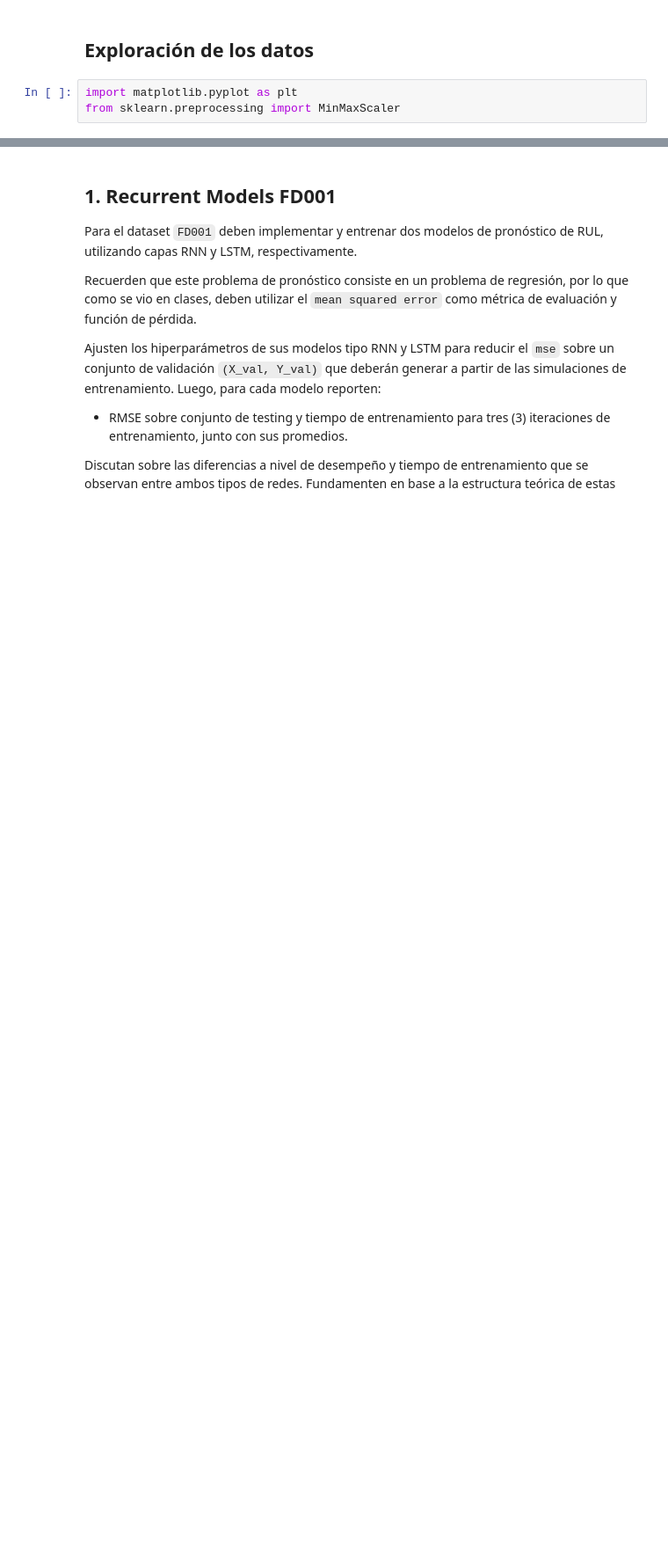
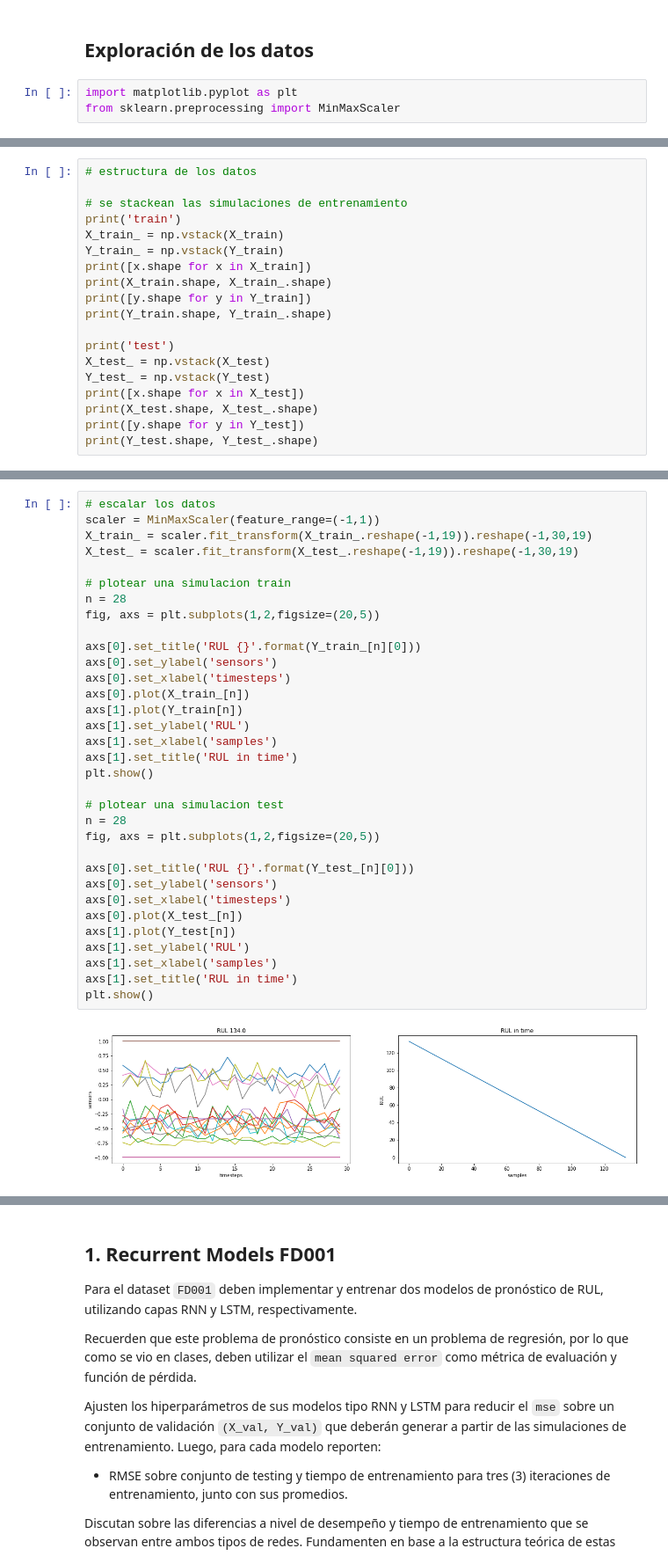
Before and after one commit to MartinVIllesca/ME7260-Aprendizaje-Profundo-en-Diagnostico-y-Pronostico-de-Fallas, a Jupyter notebook: t3/tarea_03.ipynb, the cells around one changed output, grey strips where cells are left out. Shown at 88% size. Saved outputs shown, nothing was run; the diff lists cells and outputs as text; blank space fills up the shorter version.

```diff
--- a/t3/tarea_03.ipynb
+++ b/t3/tarea_03.ipynb
@@ -128,0 +96,19 @@ plt.show()
+# %%
+# estructura de los datos
+
+# se stackean las simulaciones de entrenamiento
+print('train')
+X_train_ = np.vstack(X_train)
+Y_train_ = np.vstack(Y_train)
+print([x.shape for x in X_train])
+print(X_train.shape, X_train_.shape)
+print([y.shape for y in Y_train])
+print(Y_train.shape, Y_train_.shape)
+
+print('test')
+X_test_ = np.vstack(X_test)
+Y_test_ = np.vstack(Y_test)
+print([x.shape for x in X_test])
+print(X_test.shape, X_test_.shape)
+print([y.shape for y in Y_test])
+print(Y_test.shape, Y_test_.shape)
@@ -128,0 +126,35 @@ plt.show()
+# %%
+# escalar los datos
+scaler = MinMaxScaler(feature_range=(-1,1))
+X_train_ = scaler.fit_transform(X_train_.reshape(-1,19)).reshape(-1,30,19)
+X_test_ = scaler.fit_transform(X_test_.reshape(-1,19)).reshape(-1,30,19)
+
+# plotear una simulacion train
+n = 28
+fig, axs = plt.subplots(1,2,figsize=(20,5))
+
+axs[0].set_title('RUL {}'.format(Y_train_[n][0]))
+axs[0].set_ylabel('sensors')
+axs[0].set_xlabel('timesteps')
+axs[0].plot(X_train_[n])
+axs[1].plot(Y_train[n])
+axs[1].set_ylabel('RUL')
+axs[1].set_xlabel('samples')
+axs[1].set_title('RUL in time')
+plt.show()
+
+# plotear una simulacion test
+n = 28
+fig, axs = plt.subplots(1,2,figsize=(20,5))
+
+axs[0].set_title('RUL {}'.format(Y_test_[n][0]))
+axs[0].set_ylabel('sensors')
+axs[0].set_xlabel('timesteps')
+axs[0].plot(X_test_[n])
+axs[1].plot(Y_test[n])
+axs[1].set_ylabel('RUL')
+axs[1].set_xlabel('samples')
+axs[1].set_title('RUL in time')
+plt.show()
+# %% [output]
+[figure, added]
```
Also changed, not shown: parts of 7 cells of this notebook.
